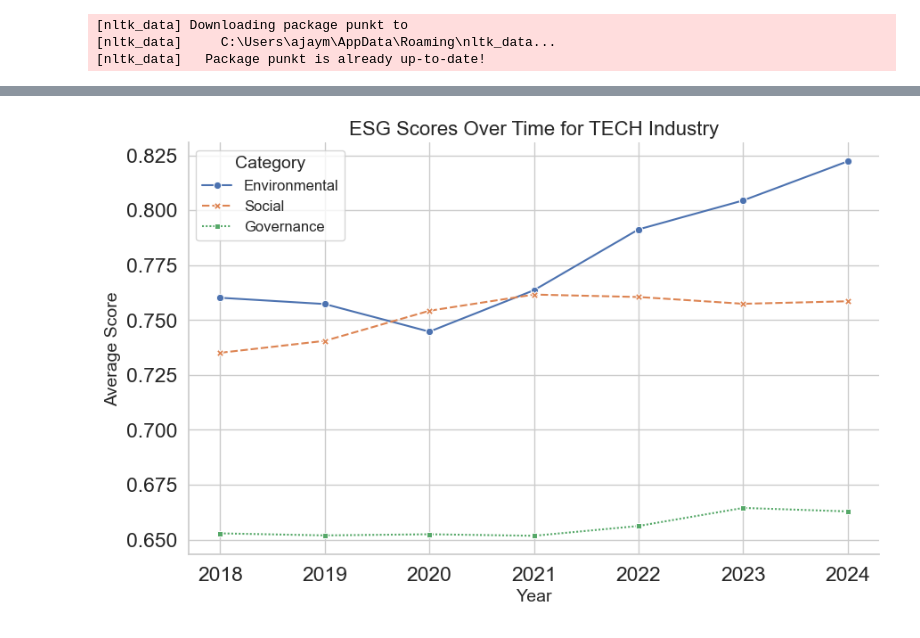
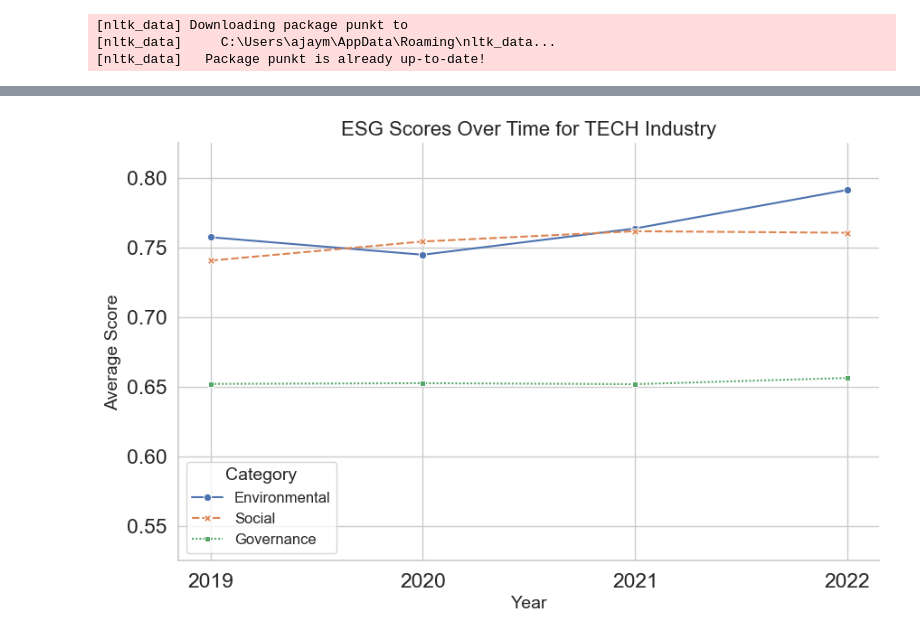
Before and after one commit to ajaymdn/FinalYearProject, a Jupyter notebook: FinBERT/lm-base.ipynb, the cells around one changed output, grey strips where cells are left out. Cells and saved outputs as stored; diff of their text form; code cells hidden in the pictures.

```diff
--- a/FinBERT/lm-base.ipynb
+++ b/FinBERT/lm-base.ipynb
@@ -289,5 +293,5 @@ nlp = pipeline("text-classification", model=finbert, tokenizer=tokenizer, trunca
 # %%
-target_years = range(2018, 2025)
+target_years = range(2019, 2023)
 industry = "TECH"
 # TECH, OIL, HEALTH
 
@@ -539,34 +507,35 @@ sns.lineplot(
 #             capsize=5,
 #             color=sns.color_palette()[df_melted["Category"].unique().tolist().index(category)]
 #         )
 
 # for category in df_melted["Category"].unique():
 #     subset = df_melted[df_melted["Category"] == category]
 #     plt.errorbar(
 #         subset["Year"],
 #         subset["Score"],
 #         yerr=subset["Standard_Deviation"],
 #         fmt='o',
 #         capsize=5,
 #         color=sns.color_palette()[df_melted["Category"].unique().tolist().index(category)]
 #     )
 
 # Remove top and right borders
 sns.despine(top=True, right=True)
 
 # Set x-ticks and y-limits
 plt.xticks(ticks=df["Year"], labels=df["Year"])
+plt.ylim(0.525, 0.825)
 
 # Add titles and labels
 plt.title(f"ESG Scores Over Time for {industry} Industry", fontsize=16)  # Increase title font size
 plt.xlabel("Year", fontsize=14)  # Increase x-label font size
 plt.ylabel("Average Score", fontsize=14)  # Increase y-label font size
 plt.legend(title="Category", title_fontsize=14, fontsize=12)  # Adjust legend font size
 
 # Show the plot
 plt.show()
 # %% [output]
-[figure, old version]
+[figure, new version]
 # %%
 sns.set(style="whitegrid", font_scale=1.2)
 
```
Also changed, not shown: parts of 8 cells of this notebook, 7 other files.
